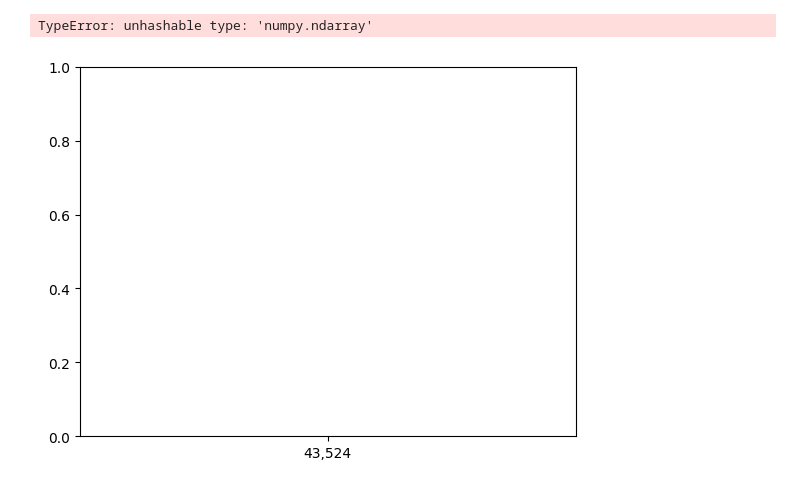
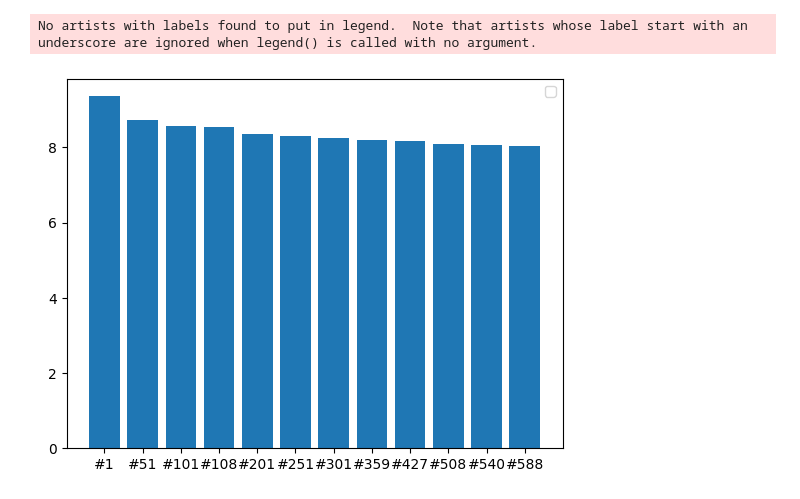
Before and after one commit to Glebegor/graphs, a Jupyter notebook: bar-graphs.ipynb, the cells around one changed output. Drawn from its saved outputs; the diff is of its cells as text; code cells hidden in the pictures.

Commit message:
Created new dataset.

```diff
--- a/bar-graphs.ipynb
+++ b/bar-graphs.ipynb
@@ -6,15 +6,18 @@ import csv
 import load as ld
 # %%
 def draw_bar_graph_1(dataset: pd.DataFrame, cols: list) -> None:
-    x = dataset[dataset[cols[1]] > 8]
-    y = dataset[dataset[cols[1]] > 8]
-    plt.plot(x, y)
+    x = dataset[dataset[cols[1]] > 8][cols[0]][::50]
+    y = dataset[dataset[cols[1]] > 8][cols[1]][::50]
+    plt.bar(x, y)
     plt.legend()
     plt.show()
 # %%
-anime_dataset = ld.getData(ld.DATASET_PATH)
+anime_dataset = ld.getData(ld.ANIME_DATASET_PATH)
+family_dataset = ld.getData(ld.FAMILIES_DATASET_PATH)
+air_dataset = ld.getData(ld.AIR_DATASET_PATH)
+bmi_dataset = ld.getData(ld.BMI_DATASET_PATH)
 # %%
-draw_bar_graph_1(anime_dataset, ["favorites", "score"])
+draw_bar_graph_1(anime_dataset, ["ranked", "score"])
 # %% [output]
-TypeError: unhashable type: 'numpy.ndarray'
+No artists with labels found to put in legend.  Note that artists whose label start with an underscore are ignored when legend() is called with no argument.
-[figure, old version]
+[figure, new version]
```
Also changed, not shown: parts of 2 cells of this notebook, 2 other files.
